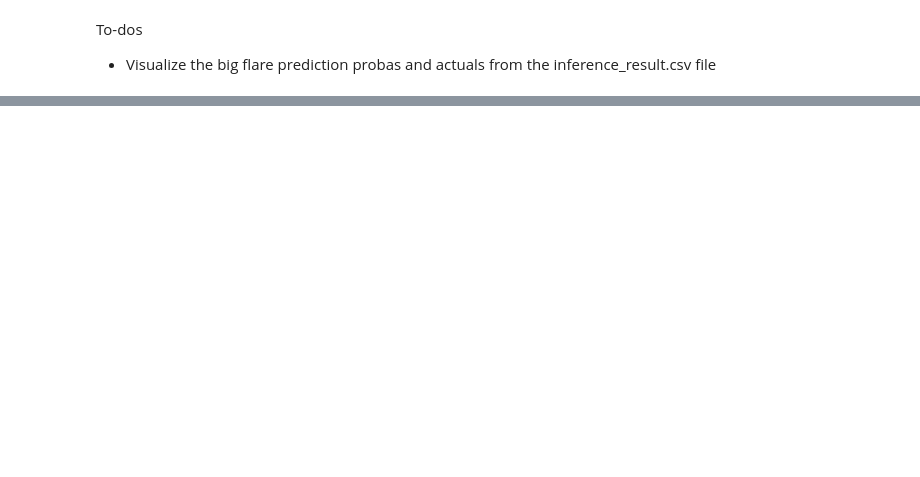
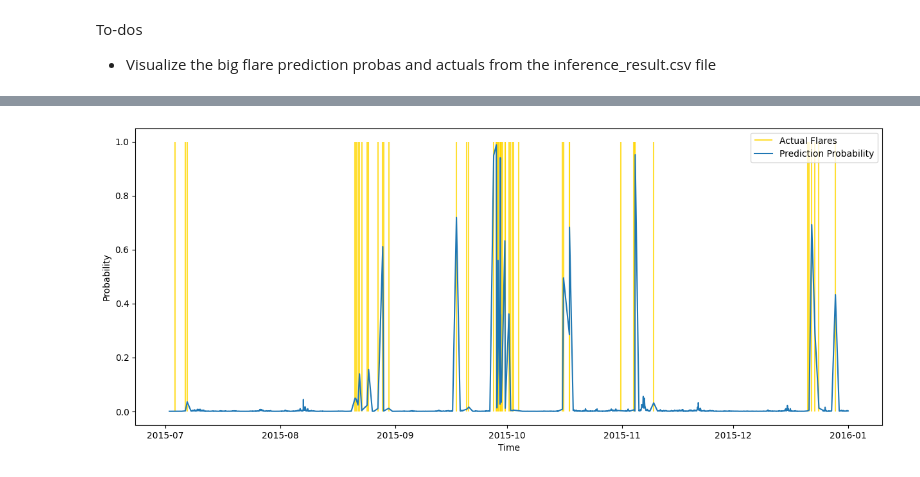
Before and after one commit to aishstronomer/flare-finder, a Jupyter notebook: main_3_visualize_predictions.ipynb, the cells around one changed output, grey strips where cells are left out. Cells and saved outputs as stored; diff of their text form; code cells hidden in the pictures; blank space fills up the shorter version.

Commit message:
Added datetime extraction from image paths, and improved plotting of prediction probabilities and actual flares.

```diff
--- a/main_3_visualize_predictions.ipynb
+++ b/main_3_visualize_predictions.ipynb
@@ -40,0 +50,29 @@ Columns: ['image_path', 'big_flare_pred_proba', 'big_flare_actual']
+# %%
+# Import required libraries
+import pandas as pd
+import matplotlib.pyplot as plt
+
+# Read the CSV file
+inference_result_path = "./../../data/inference_result_2.csv"
+df = pd.read_csv(inference_result_path)
+
+# Extract datetime from image_path
+df['datetime'] = df['image_path'].str.extract(r'(\d{4}-\d{2}-\d{2} \d{2}:\d{2}:\d{2})')
+df['datetime'] = pd.to_datetime(df['datetime'])
+
+# Create figure
+plt.figure(figsize=(15, 6))
+
+# Plot actual flares
+flare_times = df[df['big_flare_actual'] == 1]['datetime']
+plt.vlines(x=flare_times, ymin=0, ymax=1, colors='gold', label='Actual Flares', alpha=0.8)
+
+# Plot prediction probabilities as a line
+plt.plot(df['datetime'], df['big_flare_pred_proba'], label='Prediction Probability')
+
+plt.xlabel('Time')
+plt.ylabel('Probability')
+plt.legend()
+plt.show()
+# %% [output]
+[figure, added]
```
Also changed, not shown: parts of 3 cells of this notebook, 1 other file.
